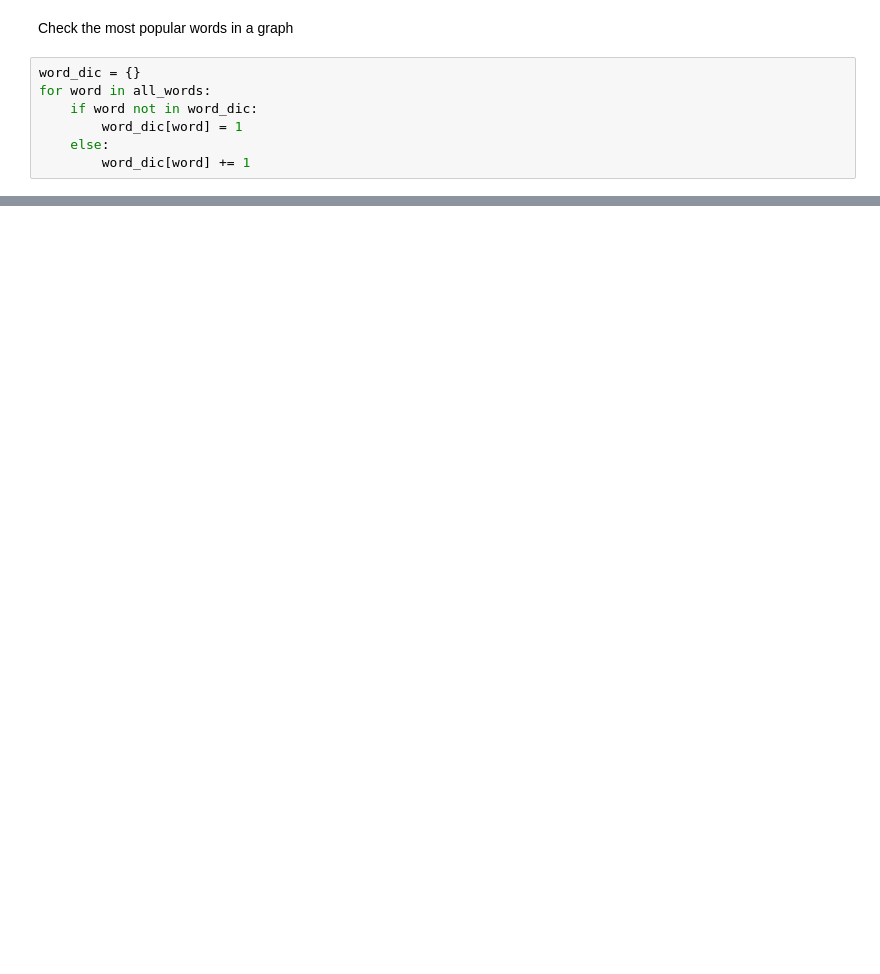
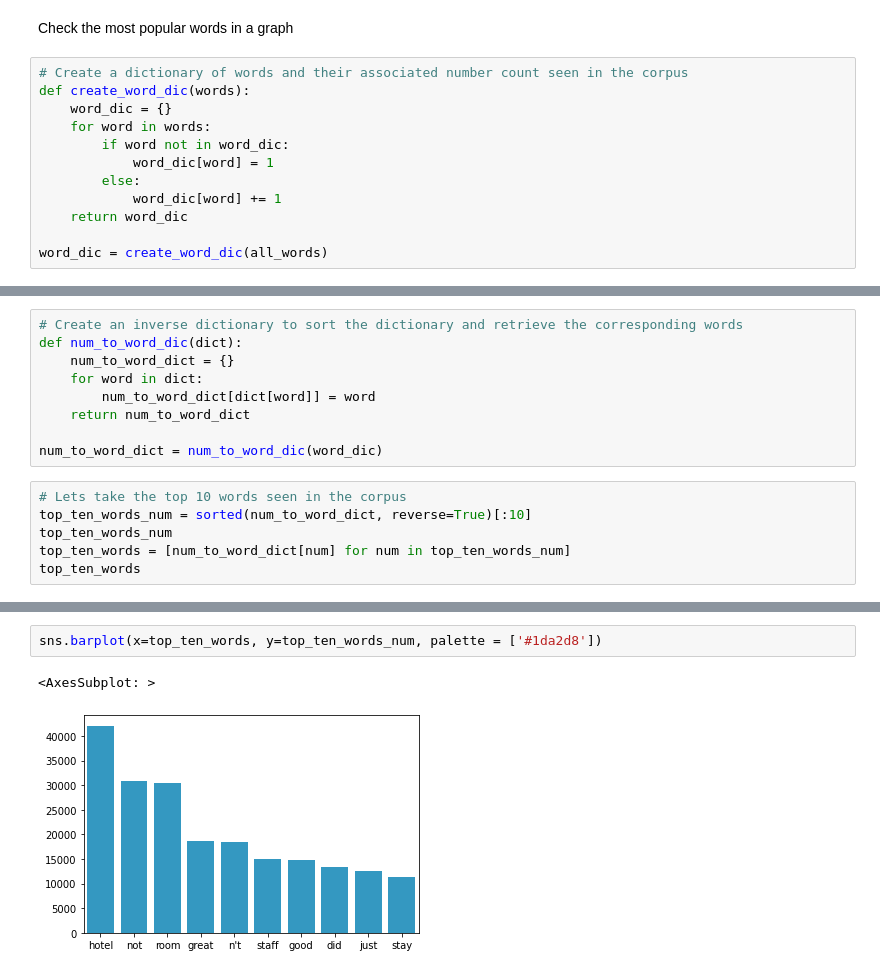
Before and after one commit to JohnathanJack/tripadvisor_reviews, a Jupyter notebook: eda.ipynb, the cells around one changed output, grey strips where cells are left out. Saved outputs shown, nothing was run; the diff lists cells and outputs as text; blank space fills up the shorter version.

```diff
--- a/eda.ipynb
+++ b/eda.ipynb
@@ -111,9 +111,14 @@ Room, time, hotel, resort, nice and night
 # %% [markdown]
 Check the most popular words in a graph
 # %%
-word_dic = {}
-for word in all_words:
-    if word not in word_dic:
-        word_dic[word] = 1
-    else:
-        word_dic[word] += 1
+# Create a dictionary of words and their associated number count seen in the corpus
+def create_word_dic(words):
+    word_dic = {}
+    for word in words:
+        if word not in word_dic:
+            word_dic[word] = 1
+        else:
+            word_dic[word] += 1
+    return word_dic
+
+word_dic = create_word_dic(all_words)
@@ -139,0 +125,15 @@ word_dic
+# %%
+# Create an inverse dictionary to sort the dictionary and retrieve the corresponding words
+def num_to_word_dic(dict):
+    num_to_word_dict = {}
+    for word in dict:
+        num_to_word_dict[dict[word]] = word
+    return num_to_word_dict
+
+num_to_word_dict = num_to_word_dic(word_dic)
+# %%
+# Lets take the top 10 words seen in the corpus
+top_ten_words_num = sorted(num_to_word_dict, reverse=True)[:10]
+top_ten_words_num
+top_ten_words = [num_to_word_dict[num] for num in top_ten_words_num]
+top_ten_words
@@ -139,0 +151,5 @@ word_dic
+# %%
+sns.barplot(x=top_ten_words, y=top_ten_words_num, palette = ['#1da2d8'])
+# %% [output]
+<AxesSubplot: >
+[figure, added]
```
Also changed, not shown: parts of 5 cells of this notebook.
